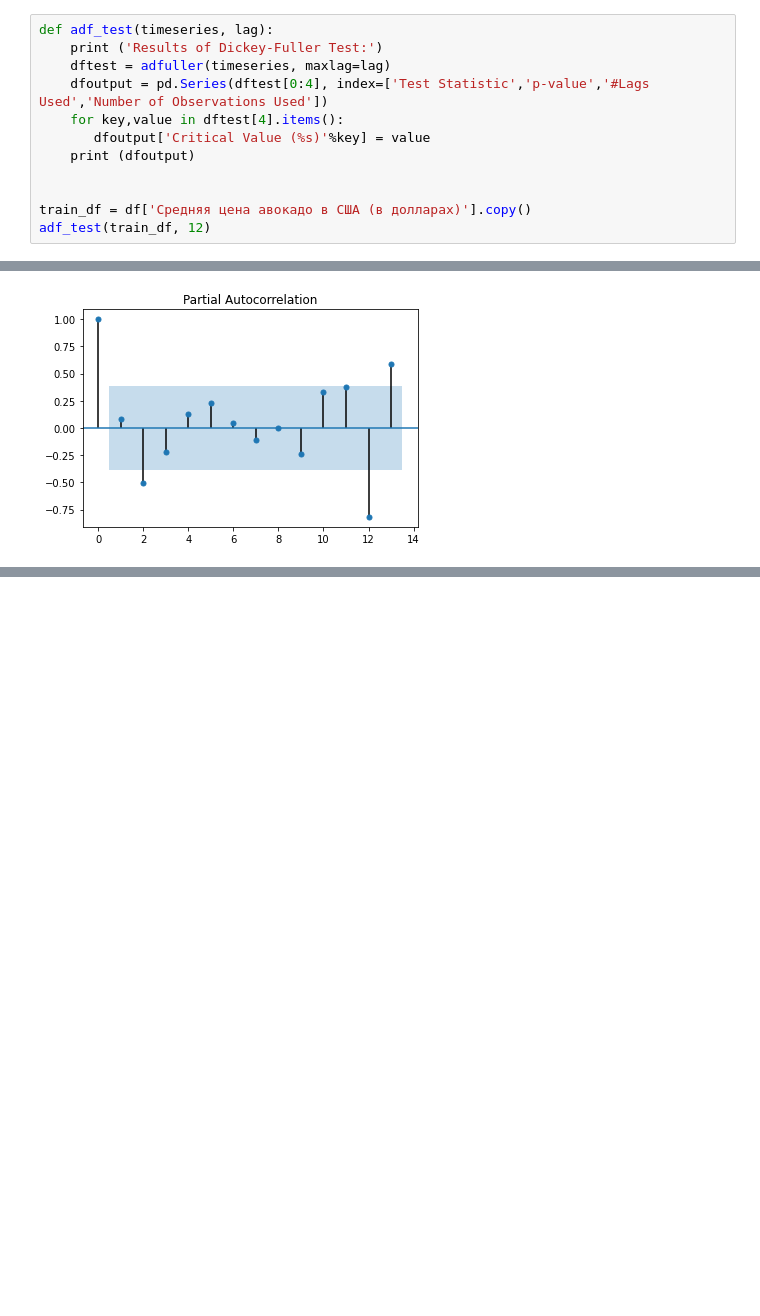
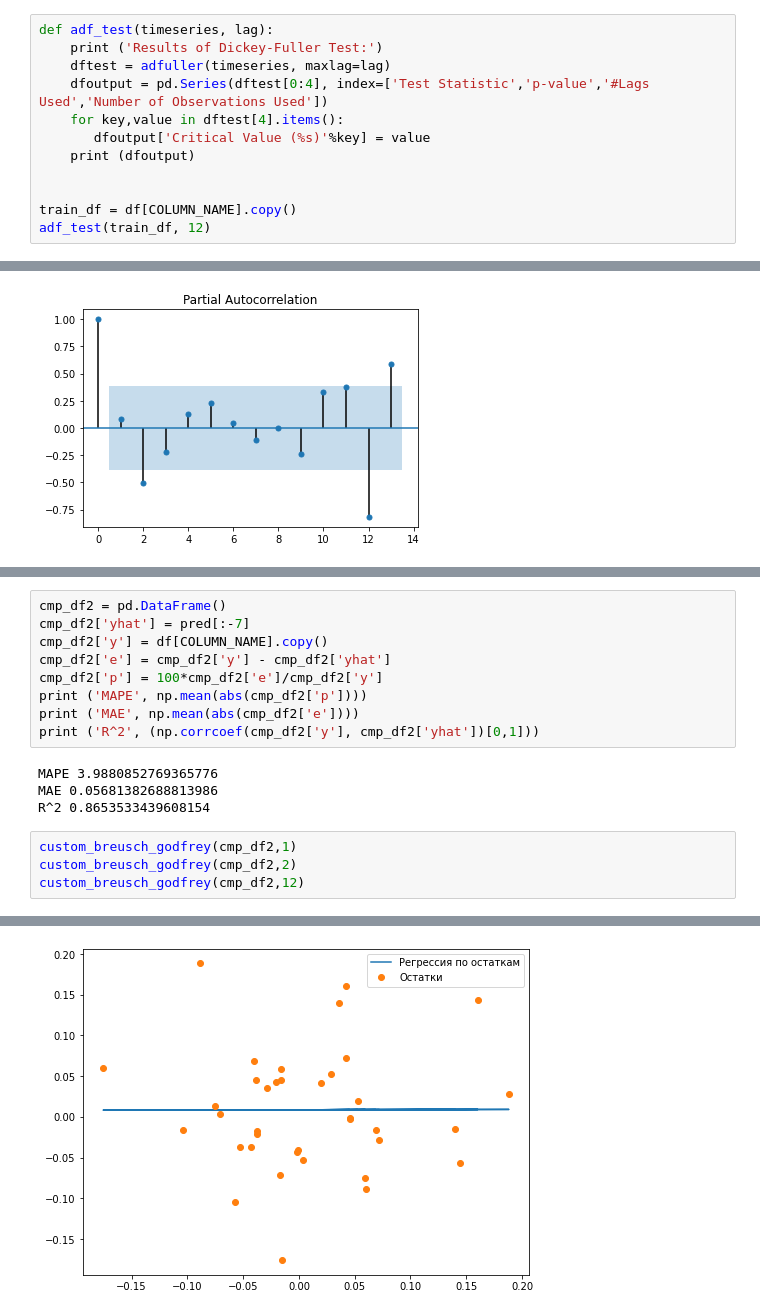
Before and after one commit to AndreiAvinov/Project, a Jupyter notebook: TimeSeries_uni.ipynb, the cells around one changed output, grey strips where cells are left out. Saved outputs shown, nothing was run; the diff lists cells and outputs as text; blank space fills up the shorter version.

```diff
--- a/TimeSeries_uni.ipynb
+++ b/TimeSeries_uni.ipynb
@@ -138,7 +174,7 @@ def adf_test(timeseries, lag):
     print (dfoutput)
 
 
-train_df = df['Средняя цена авокадо в США (в долларах)'].copy()
+train_df = df[COLUMN_NAME].copy()
 adf_test(train_df, 12)
 # %% [output]
 Results of Dickey-Fuller Test:
@@ -224,3 +255,21 @@ pred.plot(style='r--')
 # %% [output]
 <matplotlib.axes._subplots.AxesSubplot at 0x...>
 [figure]
+# %%
+cmp_df2 = pd.DataFrame()
+cmp_df2['yhat'] = pred[:-7]
+cmp_df2['y'] = df[COLUMN_NAME].copy()
+cmp_df2['e'] = cmp_df2['y'] - cmp_df2['yhat']
+cmp_df2['p'] = 100*cmp_df2['e']/cmp_df2['y']
+print ('MAPE', np.mean(abs(cmp_df2['p'])))
+print ('MAE', np.mean(abs(cmp_df2['e'])))
+print ('R^2', (np.corrcoef(cmp_df2['y'], cmp_df2['yhat'])[0,1]))
+# %% [output]
+MAPE 3.9880852769365776
+MAE 0.05681382688813986
+R^2 0.8653533439608154
+# %%
+custom_breusch_godfrey(cmp_df2,1)
+custom_breusch_godfrey(cmp_df2,2)
+custom_breusch_godfrey(cmp_df2,12)
+# %% [output]
@@ -226,0 +293 @@ pred.plot(style='r--')
+[figure, added]
```
Also changed, not shown: parts of 8 cells of this notebook, 1 other file.
